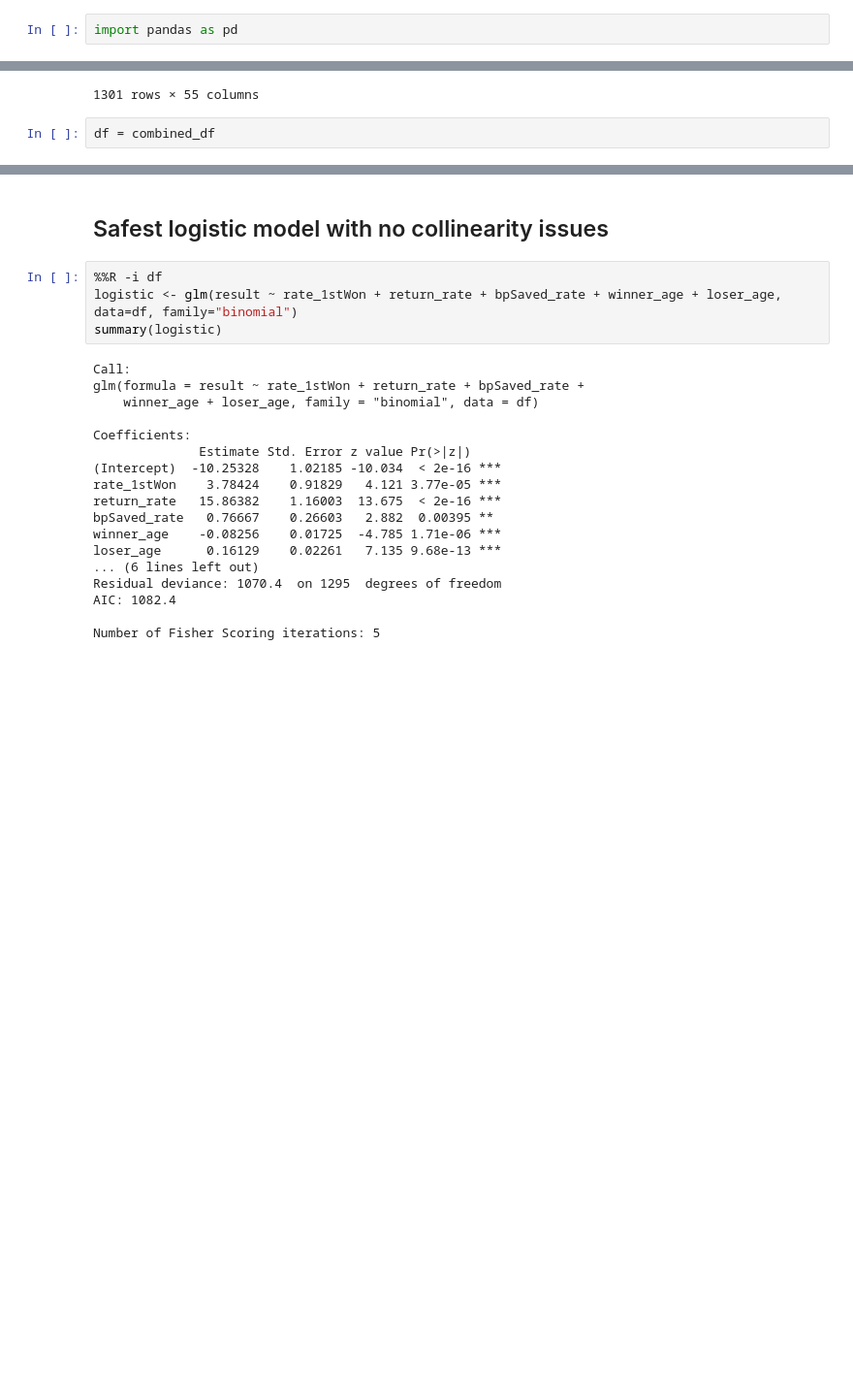
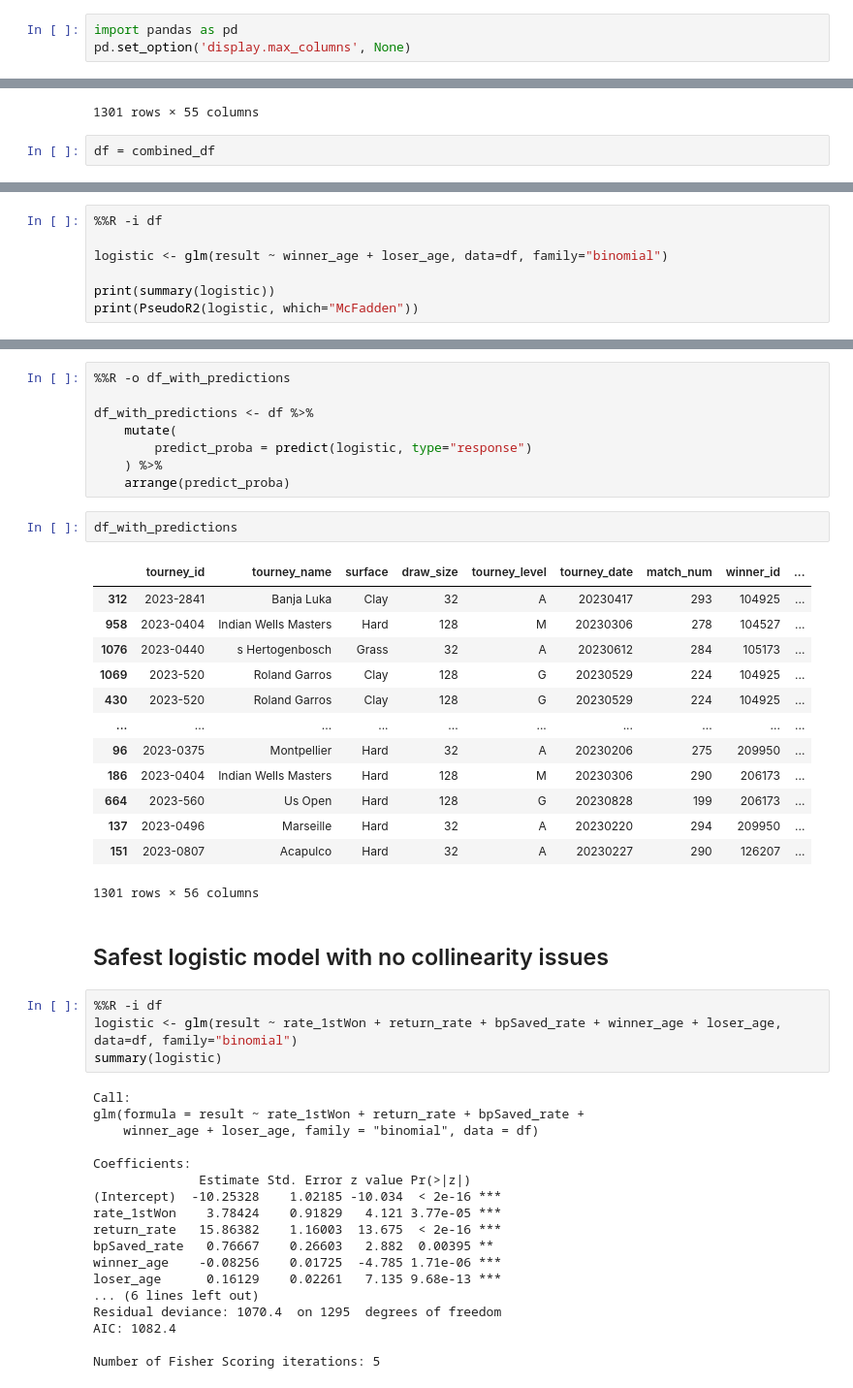
Before and after one commit to hazel-gandhi/tennis-regression, a Jupyter notebook: atp_data.ipynb, the cells around one changed output, grey strips where cells are left out. Shown at 97% size. Drawn from its saved outputs; the diff is of its cells as text; blank space fills up the shorter version.

```diff
--- a/atp_data.ipynb
+++ b/atp_data.ipynb
@@ -2,6 +2,7 @@
 ## Source: https://github.com/JeffSackmann/tennis_atp/blob/master/matches_data_dictionary.txt
 # %%
 import pandas as pd
+pd.set_option('display.max_columns', None)
 # %%
 df = pd.read_csv("atp_matches_2023.csv")
 df
@@ -148,0 +163,7 @@ require('DescTools')
+# %%
+%%R -i df
+
+logistic <- glm(result ~ winner_age + loser_age, data=df, family="binomial")
+
+print(summary(logistic))
+print(PseudoR2(logistic, which="McFadden"))
@@ -149,3 +188,27 @@ require('DescTools')
+# %%
+%%R -o df_with_predictions
+
+df_with_predictions <- df %>%
+    mutate(
+        predict_proba = predict(logistic, type="response")
+    ) %>%
+    arrange(predict_proba)
+# %%
+df_with_predictions
+# %% [output]
+|  | tourney_id | tourney_name | surface | draw_size | tourney_level | tourney_date | match_num | winner_id | ... |
+| 312 | 2023-2841 | Banja Luka | Clay | 32 | A | 20230417 | 293 | 104925 | ... |
+| 958 | 2023-0404 | Indian Wells Masters | Hard | 128 | M | 20230306 | 278 | 104527 | ... |
+| 1076 | 2023-0440 | s Hertogenbosch | Grass | 32 | A | 20230612 | 284 | 105173 | ... |
+| 1069 | 2023-520 | Roland Garros | Clay | 128 | G | 20230529 | 224 | 104925 | ... |
+| 430 | 2023-520 | Roland Garros | Clay | 128 | G | 20230529 | 224 | 104925 | ... |
+| ... | ... | ... | ... | ... | ... | ... | ... | ... | ... |
+| 96 | 2023-0375 | Montpellier | Hard | 32 | A | 20230206 | 275 | 209950 | ... |
+| 186 | 2023-0404 | Indian Wells Masters | Hard | 128 | M | 20230306 | 290 | 206173 | ... |
+| 664 | 2023-560 | Us Open | Hard | 128 | G | 20230828 | 199 | 206173 | ... |
+| 137 | 2023-0496 | Marseille | Hard | 32 | A | 20230220 | 294 | 209950 | ... |
+| 151 | 2023-0807 | Acapulco | Hard | 32 | A | 20230227 | 290 | 126207 | ... |
+1301 rows × 56 columns
 # %% [markdown]
 ## Safest logistic model with no collinearity issues
 # %%
```
Also changed, not shown: parts of 24 cells of this notebook, 1 other file.
